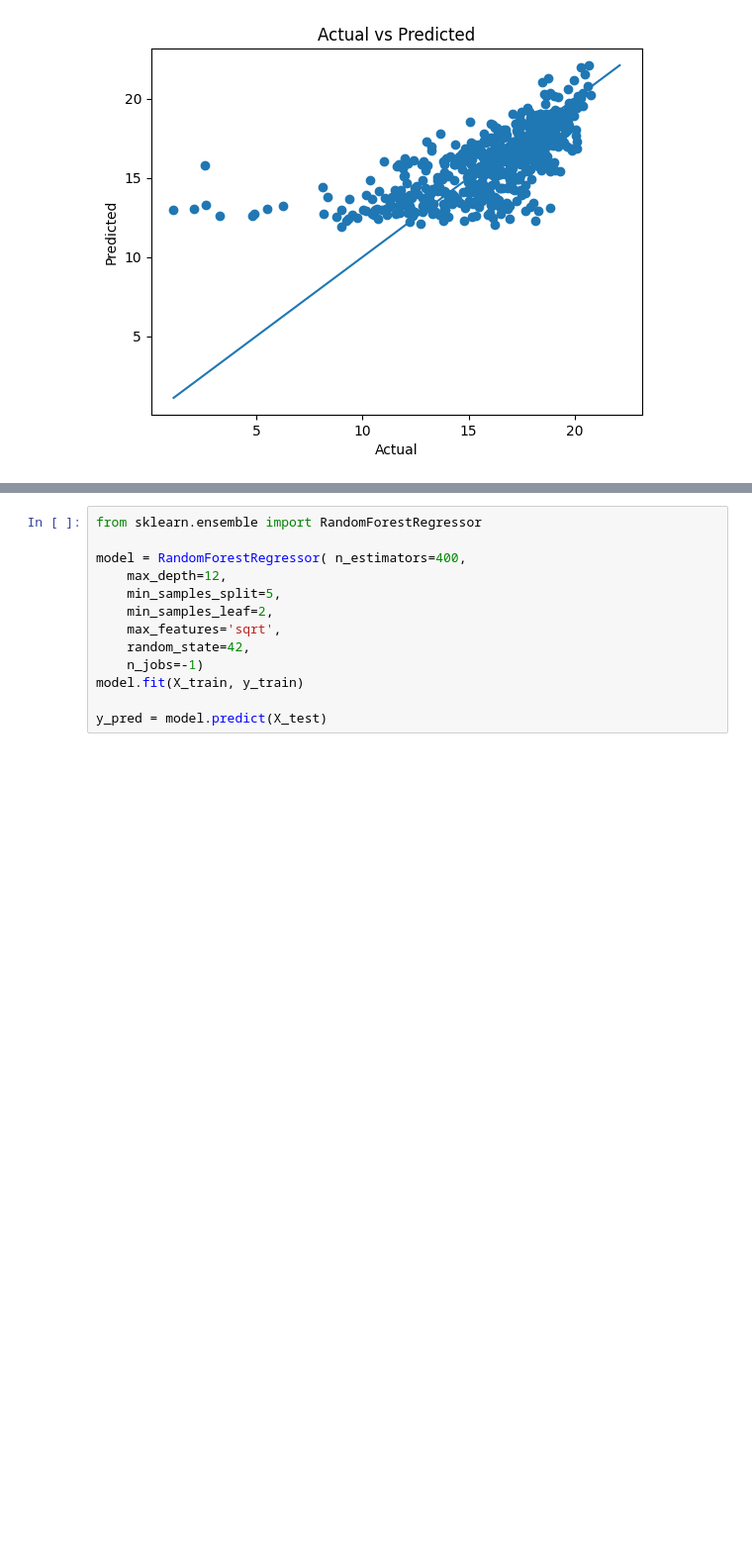
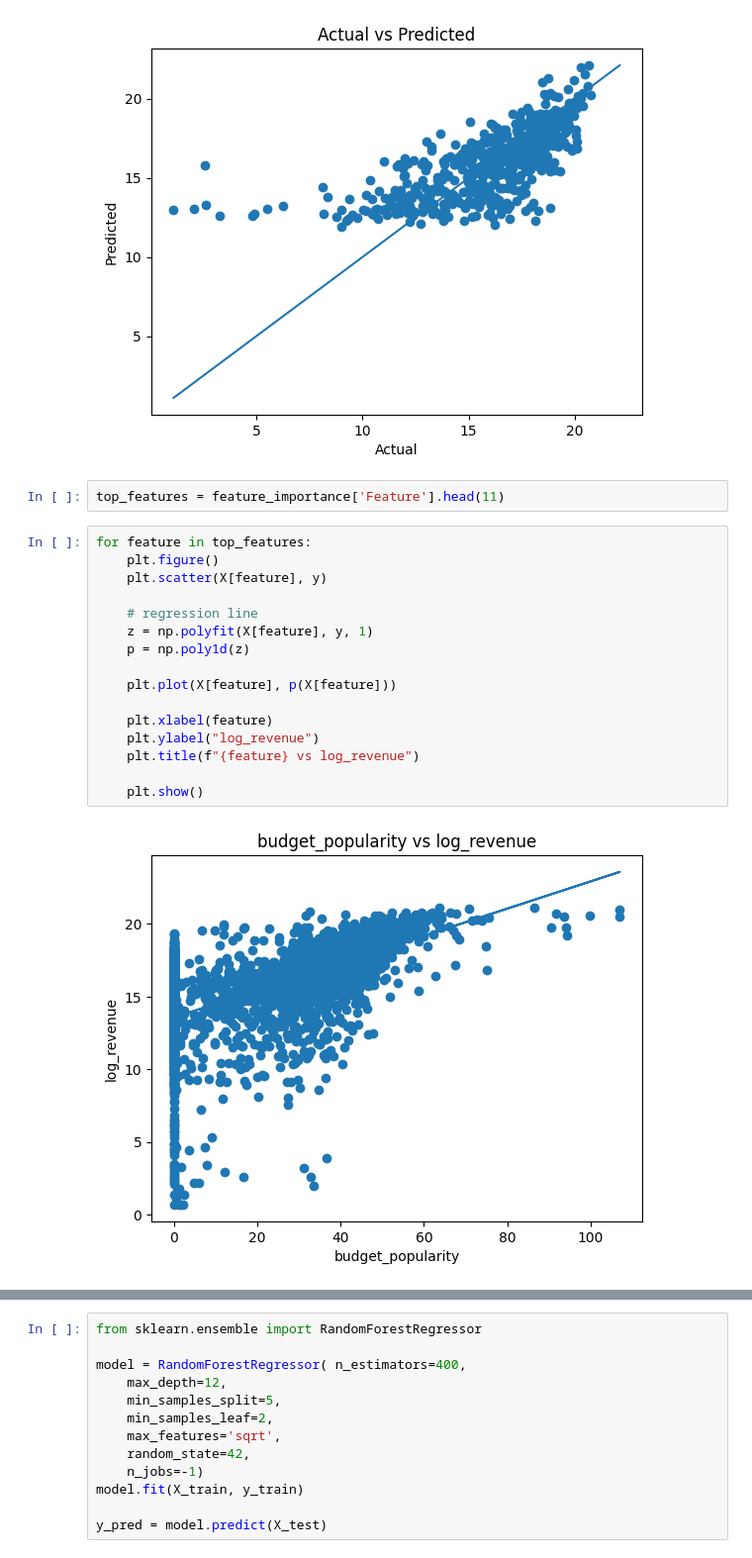
Before and after one commit to abinash128648/tmdb-box-office-prediction, a Jupyter notebook: movie-revenue-predicton.ipynb, the cells around one changed output, grey strips where cells are left out. Shown at 99% size. Cells and saved outputs as stored; diff of their text form; blank space fills up the shorter version.

```diff
--- a/movie-revenue-predicton.ipynb
+++ b/movie-revenue-predicton.ipynb
@@ -661,3 +664,23 @@ plt.title("Actual vs Predicted")
 plt.show()
 # %% [output]
 [figure]
+# %%
+top_features = feature_importance['Feature'].head(11)
+# %%
+for feature in top_features:
+    plt.figure()
+    plt.scatter(X[feature], y)
+
+    # regression line
+    z = np.polyfit(X[feature], y, 1)
+    p = np.poly1d(z)
+
+    plt.plot(X[feature], p(X[feature]))
+
+    plt.xlabel(feature)
+    plt.ylabel("log_revenue")
+    plt.title(f"{feature} vs log_revenue")
+
+    plt.show()
+# %% [output]
+[figure, added]
```
Also changed, not shown: parts of 29 cells of this notebook.
